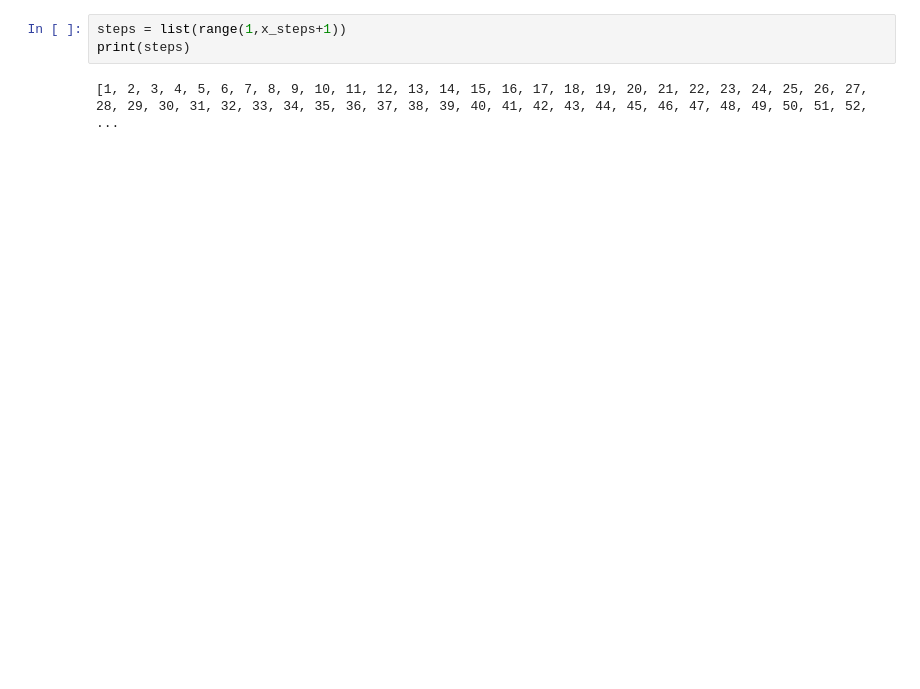
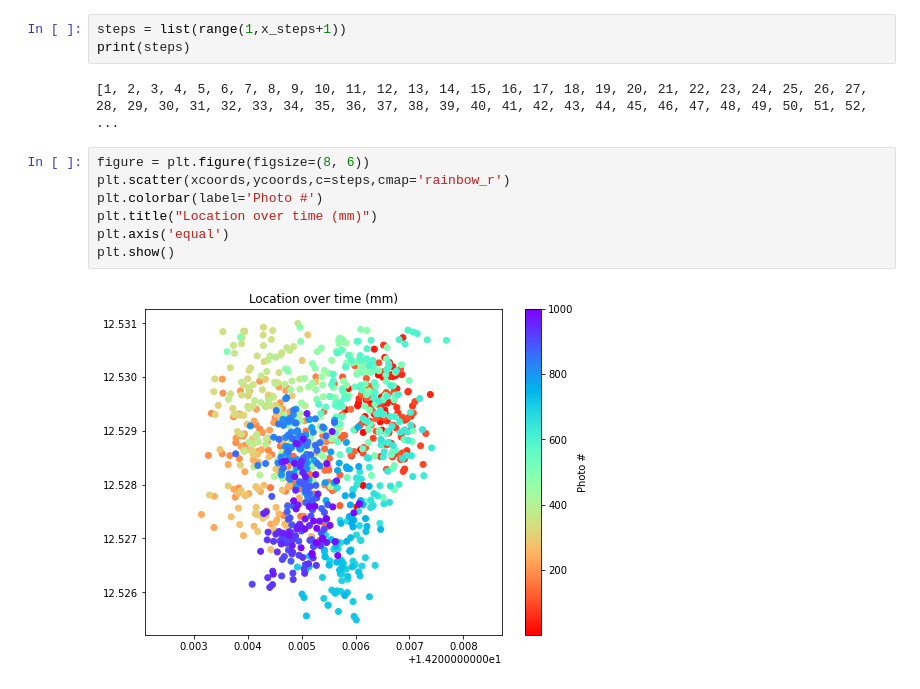
Before and after one commit to rsebok/PiezoProject_UMich, a Jupyter notebook: datacollectsoftware-CopyRS.ipynb, the cells around one changed output. Drawn from its saved outputs; the diff is of its cells as text; blank space fills up the shorter version.

```diff
--- a/datacollectsoftware-CopyRS.ipynb
+++ b/datacollectsoftware-CopyRS.ipynb
@@ -173,3 +185,12 @@ steps = list(range(1,x_steps+1))
 print(steps)
 # %% [output]
 [1, 2, 3, 4, 5, 6, 7, 8, 9, 10, 11, 12, 13, 14, 15, 16, 17, 18, 19, 20, 21, 22, 23, 24, 25, 26, 27, 28, 29, 30, 31, 32, 33, 34, 35, 36, 37, 38, 39, 40, 41, 42, 43, 44, 45, 46, 47, 48, 49, 50, 51, 52,  ...
+# %%
+figure = plt.figure(figsize=(8, 6))
+plt.scatter(xcoords,ycoords,c=steps,cmap='rainbow_r')
+plt.colorbar(label='Photo #')
+plt.title("Location over time (mm)")
+plt.axis('equal')
+plt.show()
+# %% [output]
+[figure, added]
```
Also changed, not shown: parts of 11 cells of this notebook, 32 other files.
